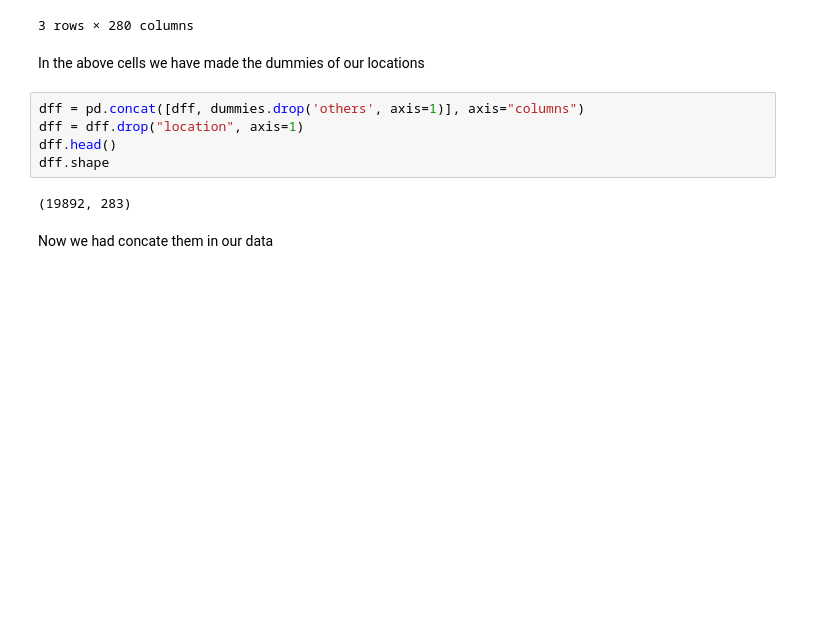
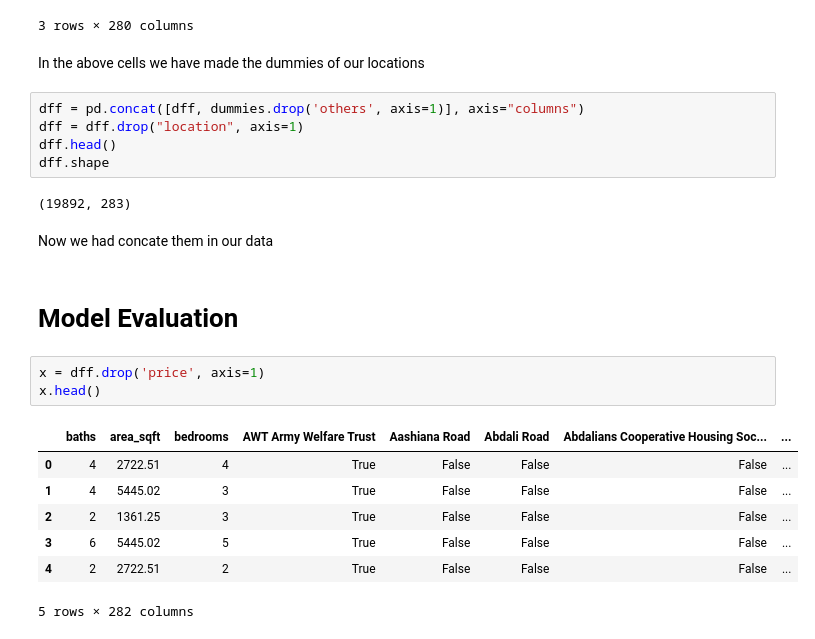
Before and after one commit to razzaq-99/Pakistan-s-Top-Cities-Property-Price-Prediction, a Jupyter notebook: lahore_property_price_prediction.ipynb, the cells around one changed output. Cells and saved outputs as stored; diff of their text form; blank space fills up the shorter version.

Commit message:
training data and model evaluation

```diff
--- a/lahore_property_price_prediction.ipynb
+++ b/lahore_property_price_prediction.ipynb
@@ -360,3 +360,16 @@ dff.shape
 (19892, 283)
 # %% [markdown]
 Now we had concate them in our data
+# %% [markdown]
+# Model Evaluation
+# %%
+x = dff.drop('price', axis=1)
+x.head()
+# %% [output]
+|  | baths | area_sqft | bedrooms | AWT Army Welfare Trust | Aashiana Road | Abdali Road | Abdalians Cooperative Housing Soc... | ... |
+| 0 | 4 | 2722.51 | 4 | True | False | False | False | ... |
+| 1 | 4 | 5445.02 | 3 | True | False | False | False | ... |
+| 2 | 2 | 1361.25 | 3 | True | False | False | False | ... |
+| 3 | 6 | 5445.02 | 5 | True | False | False | False | ... |
+| 4 | 2 | 2722.51 | 2 | True | False | False | False | ... |
+5 rows × 282 columns
```
Also changed, not shown: parts of 5 cells of this notebook.
